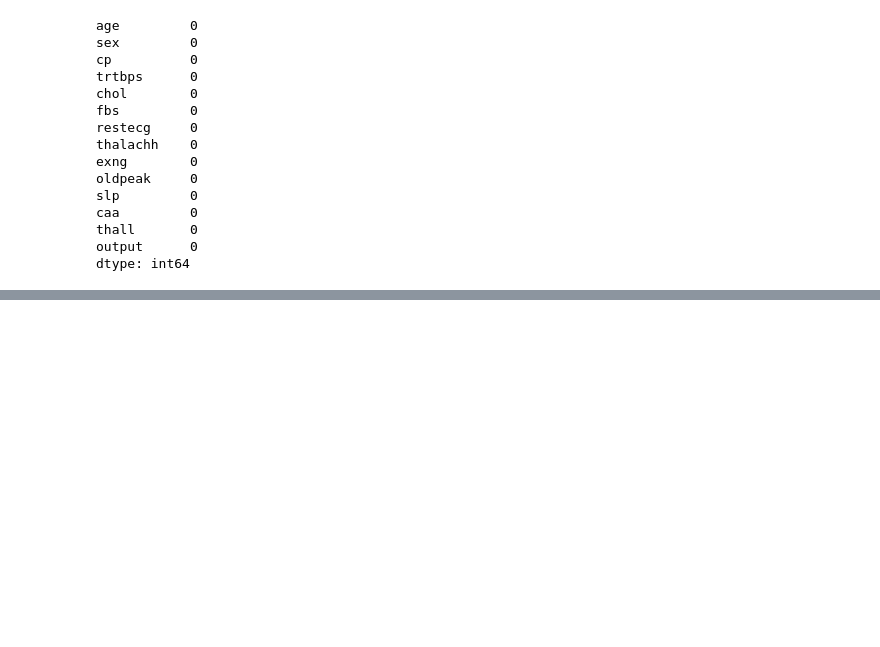
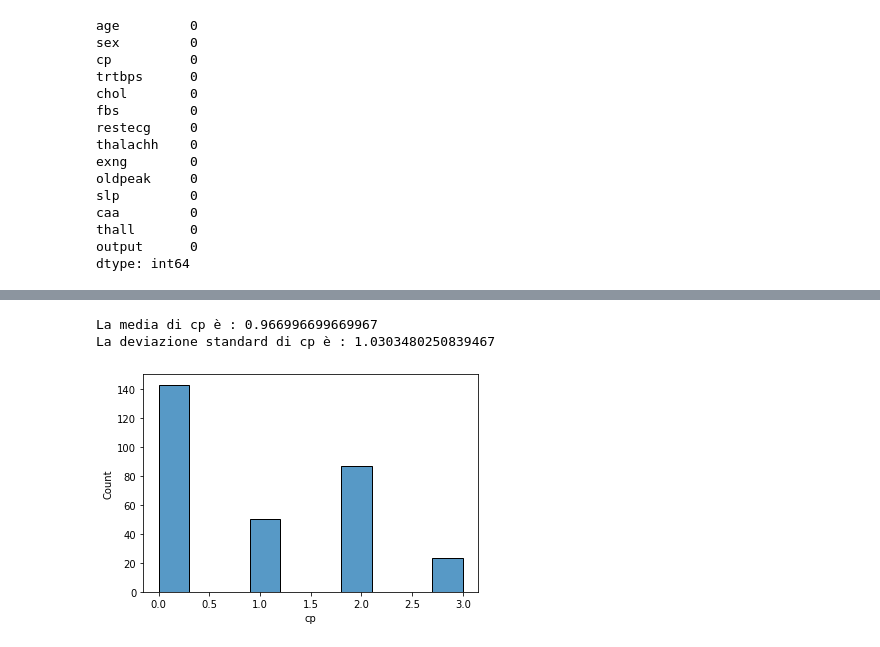
Before and after one commit to B1lly96/Heart_attack_kaggle, a Jupyter notebook: Data_cleaning_heart.ipynb, the cells around one changed output, grey strips where cells are left out. Cells and saved outputs as stored; diff of their text form; code cells hidden in the pictures; blank space fills up the shorter version.

```diff
--- a/Data_cleaning_heart.ipynb
+++ b/Data_cleaning_heart.ipynb
@@ -41,0 +67,8 @@ dtype: int64
+# %%
+# cp
+cp = heart_data['cp']
+mean_std_hist( cp, "cp" )
+# %% [output]
+La media di cp è : 0.966996699669967
+La deviazione standard di cp è : 1.0303480250839467
+[figure, added]
```
Also changed, not shown: parts of 17 cells of this notebook, 2 other files.
